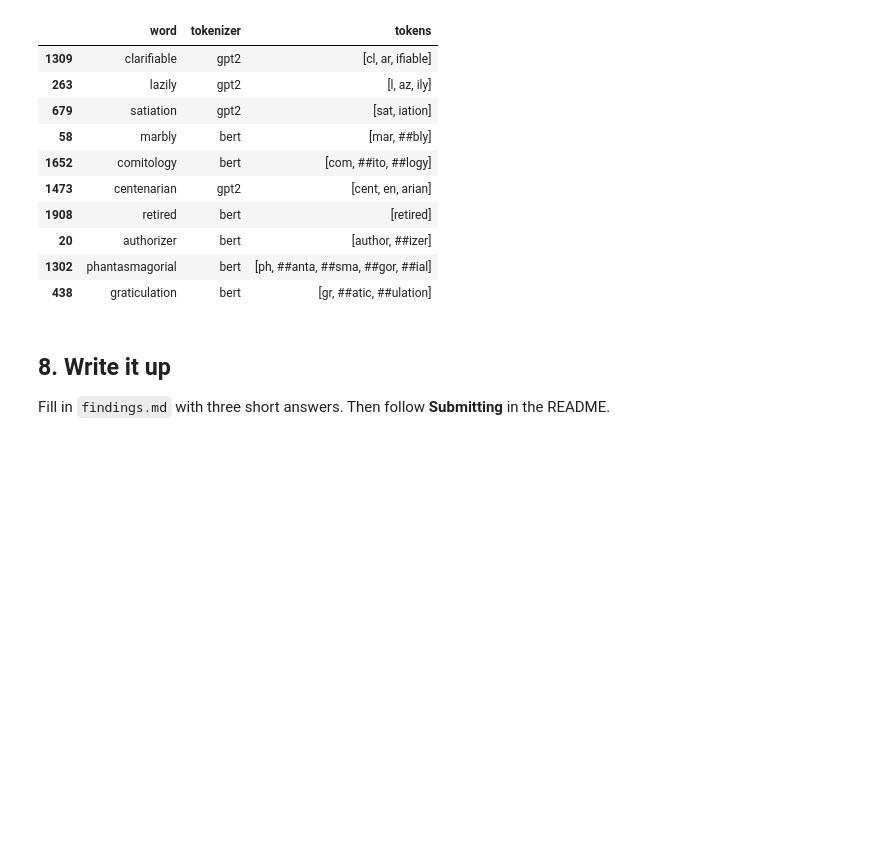
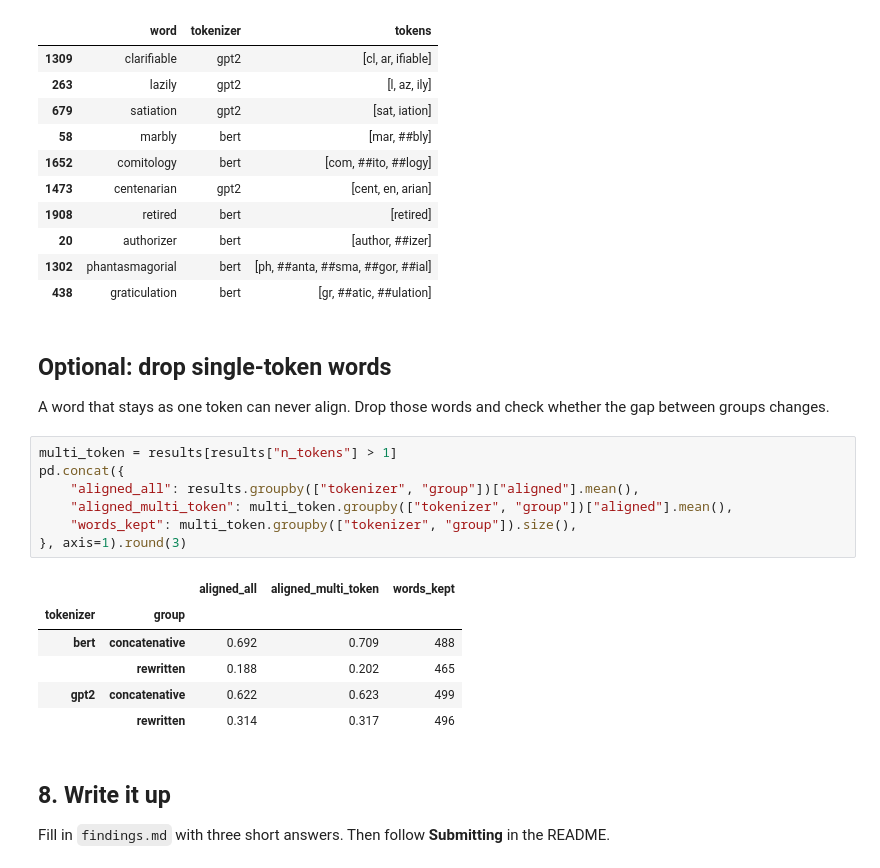
Before and after one commit to Sandhi-Probe/core-member-onboarding, a Jupyter notebook: submissions/rickytang666/analysis.ipynb, the cells around one changed output. Saved outputs shown, nothing was run; the diff lists cells and outputs as text; blank space fills up the shorter version.

Commit message:
feat: single-token bonus

```diff
--- a/submissions/rickytang666/analysis.ipynb
+++ b/submissions/rickytang666/analysis.ipynb
@@ -184,6 +184,24 @@ misses[["word", "tokenizer", "tokens"]].sample(10, random_state=0)
 | 20 | authorizer | bert | [author, ##izer] |
 | 1302 | phantasmagorial | bert | [ph, ##anta, ##sma, ##gor, ##ial] |
 | 438 | graticulation | bert | [gr, ##atic, ##ulation] |
+# %% [markdown]
+## Optional: drop single-token words
+
+A word that stays as one token can never align. Drop those words and check whether the gap between groups changes.
+# %%
+multi_token = results[results["n_tokens"] > 1]
+pd.concat({
+    "aligned_all": results.groupby(["tokenizer", "group"])["aligned"].mean(),
+    "aligned_multi_token": multi_token.groupby(["tokenizer", "group"])["aligned"].mean(),
+    "words_kept": multi_token.groupby(["tokenizer", "group"]).size(),
+}, axis=1).round(3)
+# %% [output]
+|  |  | aligned_all | aligned_multi_token | words_kept |
+| tokenizer | group |  |  |  |
+| bert | concatenative | 0.692 | 0.709 | 488 |
+|  | rewritten | 0.188 | 0.202 | 465 |
+| gpt2 | concatenative | 0.622 | 0.623 | 499 |
+|  | rewritten | 0.314 | 0.317 | 496 |
 # %% [markdown]
 ## 8. Write it up
 
```
Also changed, not shown: 1 other file.
